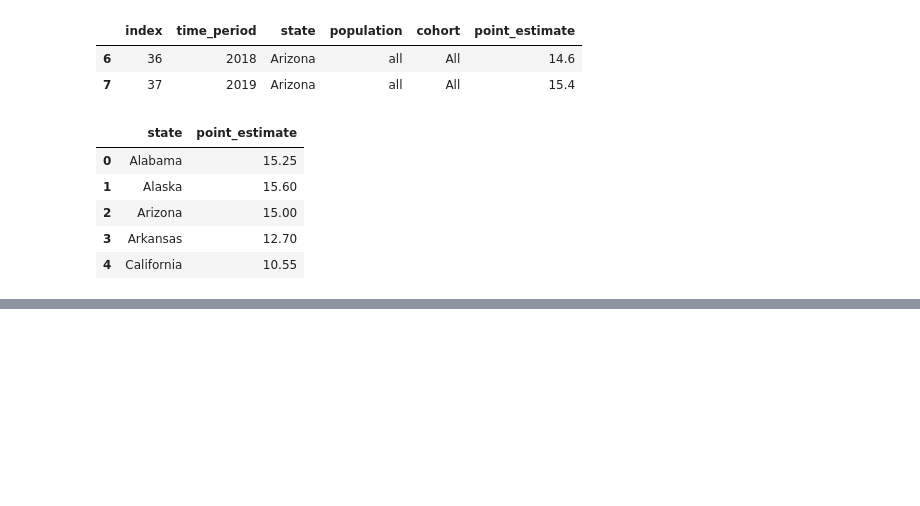
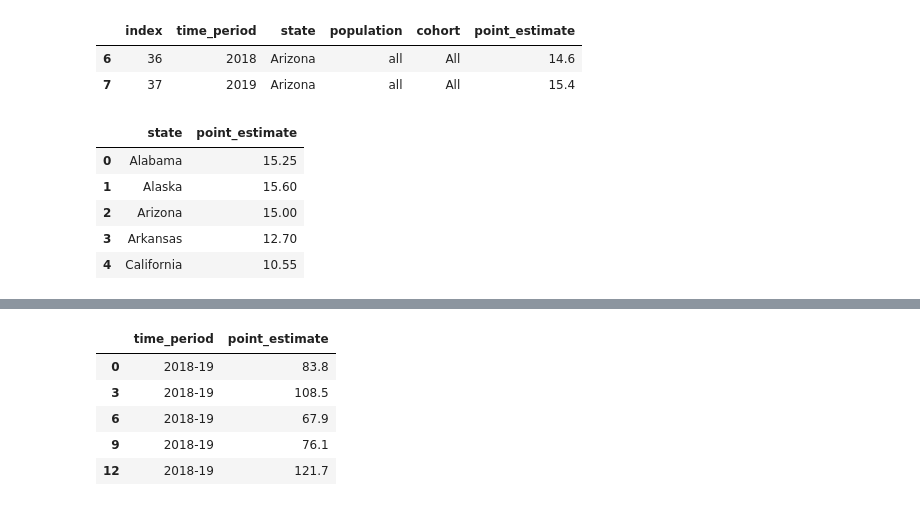
Before and after one commit to redpandata19/Project_1_Team_5, a Jupyter notebook: Premature_deaths.ipynb, the cells around one changed output, grey strips where cells are left out. Saved outputs shown, nothing was run; the diff lists cells and outputs as text; code cells hidden in the pictures; blank space fills up the shorter version.

```diff
--- a/Premature_deaths.ipynb
+++ b/Premature_deaths.ipynb
@@ -186,0 +199,3 @@ treat_deaths_df.head()
+# %%
+treat_deaths_narrow = treat_deaths.loc[treat_deaths["time_period"]=="2018-19"]
+treat_deaths_narrow.head()
@@ -186,0 +209,10 @@ treat_deaths_df.head()
+# %%
+treat_deaths_df = treat_deaths_narrow[["time_period", "point_estimate"]]
+treat_deaths_df.head()
+# %% [output]
+|  | time_period | point_estimate |
+| 0 | 2018-19 | 83.8 |
+| 3 | 2018-19 | 108.5 |
+| 6 | 2018-19 | 67.9 |
+| 9 | 2018-19 | 76.1 |
+| 12 | 2018-19 | 121.7 |
```
Also changed, not shown: parts of 11 cells of this notebook.
